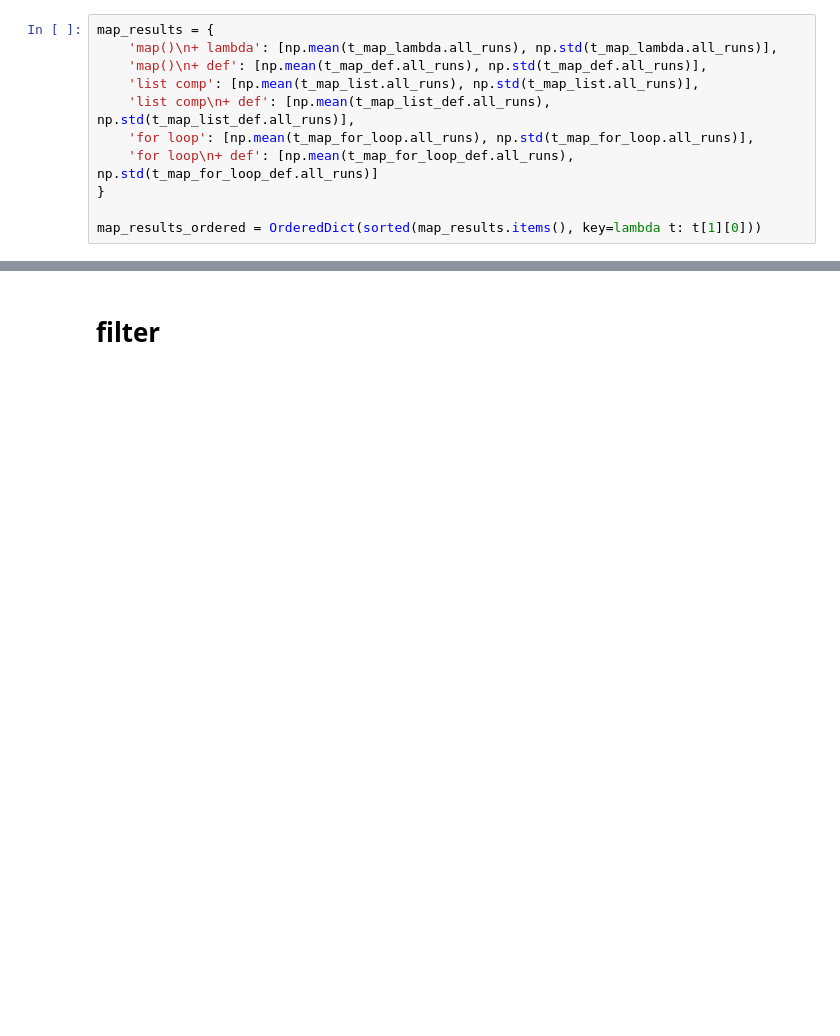
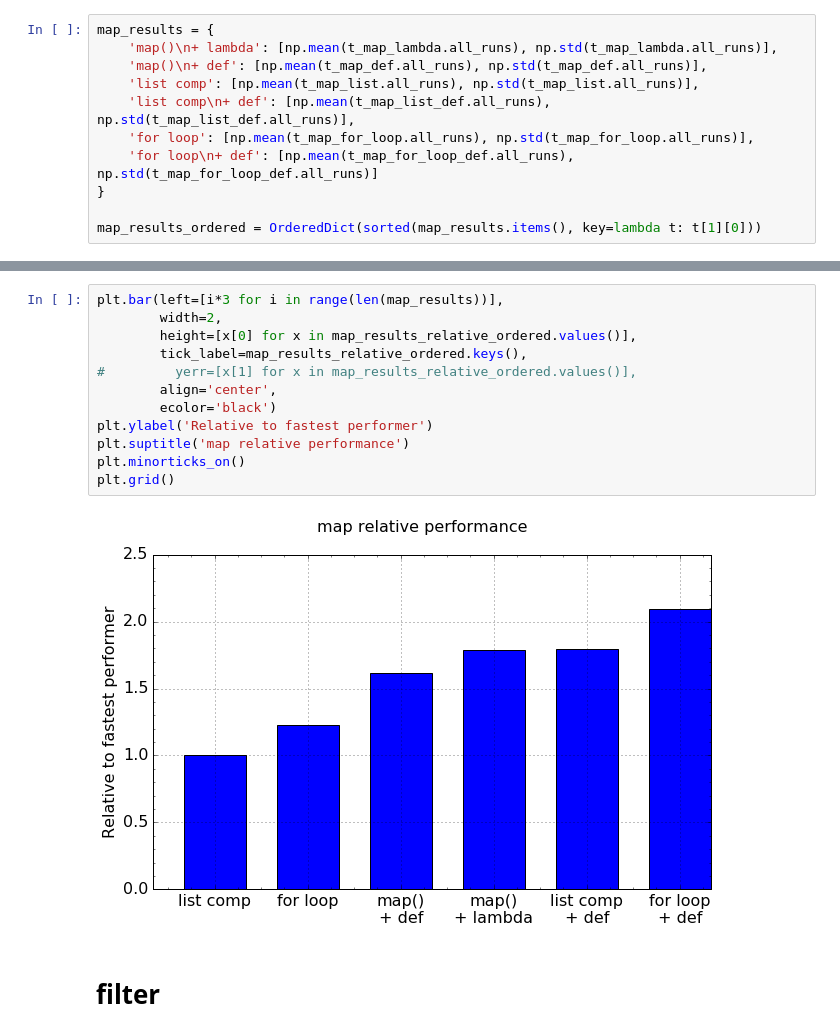
Before and after one commit to raggleton/random-notebooks, a Jupyter notebook: map & filter performance.ipynb, the cells around one changed output, grey strips where cells are left out. Drawn from its saved outputs; the diff is of its cells as text; blank space fills up the shorter version.

```diff
--- a/map & filter performance.ipynb
+++ b/map & filter performance.ipynb
@@ -126,3 +143,17 @@ plt.suptitle('map performance (error is RMS of measurements)')
+# %%
+plt.bar(left=[i*3 for i in range(len(map_results))],
+        width=2,
+        height=[x[0] for x in map_results_relative_ordered.values()],
+        tick_label=map_results_relative_ordered.keys(),
+#         yerr=[x[1] for x in map_results_relative_ordered.values()],
+        align='center',
+        ecolor='black')
+plt.ylabel('Relative to fastest performer')
+plt.suptitle('map relative performance')
+plt.minorticks_on()
+plt.grid()
+# %% [output]
+[figure, added]
 # %% [markdown]
 # filter
 # %% [markdown]
```
Also changed, not shown: parts of 17 cells of this notebook.
